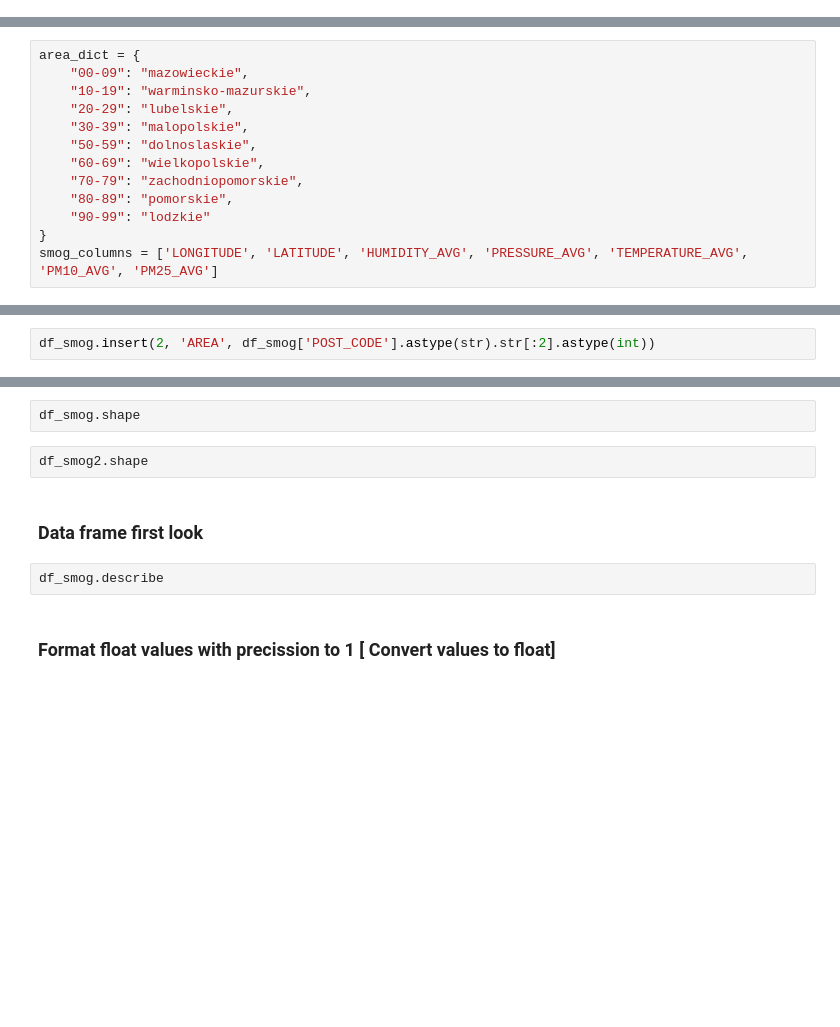
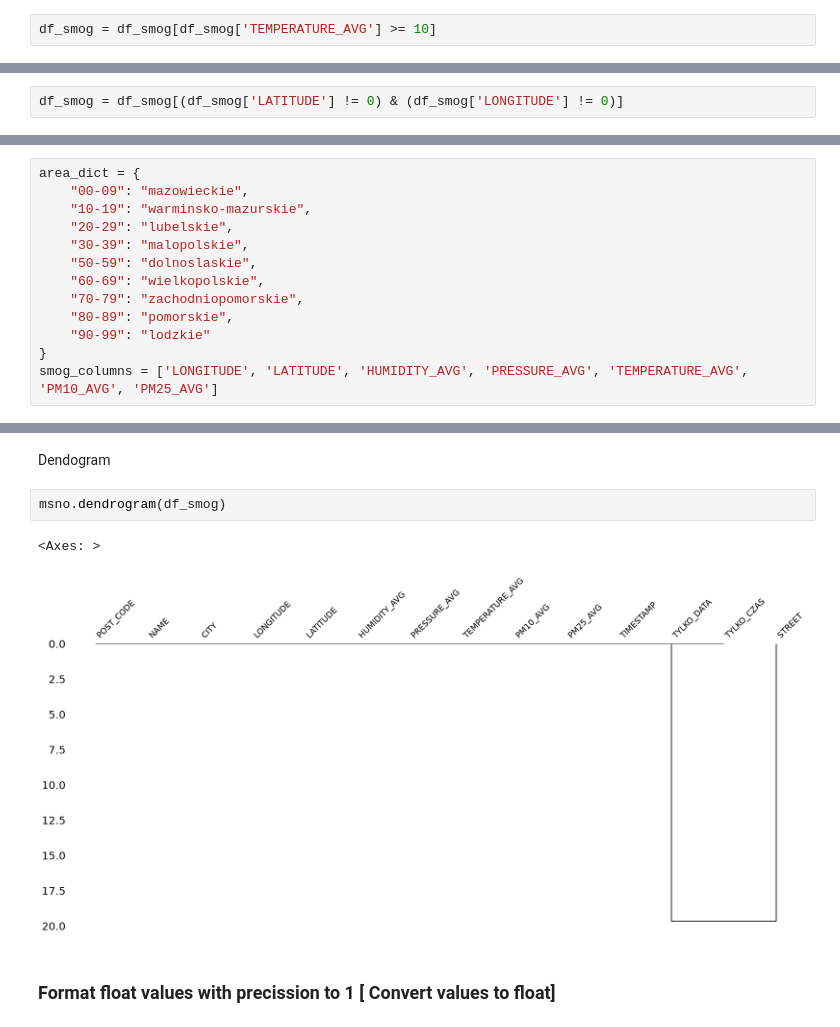
Before and after one commit to Kwadivald/Analiza, a Jupyter notebook: scripts/smog_raw.ipynb, the cells around one changed output, grey strips where cells are left out. Drawn from its saved outputs; the diff is of its cells as text; blank space fills up the shorter version.

```diff
--- a/scripts/smog_raw.ipynb
+++ b/scripts/smog_raw.ipynb
@@ -63,0 +76,2 @@ df_smog.sort_values(['TEMPERATURE_AVG']).head(10)
+# %%
+df_smog = df_smog[df_smog['TEMPERATURE_AVG'] >= 10]
@@ -64,3 +80,5 @@ df_smog.sort_values(['TEMPERATURE_AVG']).head(10)
+# %%
+df_smog = df_smog[(df_smog['LATITUDE'] != 0) & (df_smog['LONGITUDE'] != 0)]
 # %% [markdown]
 ### Mapa braków
 # %%
@@ -85,2 +108,0 @@ smog_columns = ['LONGITUDE', 'LATITUDE', 'HUMIDITY_AVG', 'PRESSURE_AVG', 'TEMPER
-# %%
-df_smog.insert(2, 'AREA', df_smog['POST_CODE'].astype(str).str[:2].astype(int))
@@ -89,11 +109,10 @@ df_smog.insert(2, 'AREA', df_smog['POST_CODE'].astype(str).str[:2].astype(int))
-# %%
-df_smog.shape
-# %%
-df_smog2.shape
-# %% [markdown]
-### Data frame first look
-# %%
-df_smog.describe
+# %% [markdown]
+Dendogram
+# %%
+msno.dendrogram(df_smog)
+# %% [output]
+<Axes: >
+[figure, added]
 # %% [markdown]
 ### Format float values with precission to 1 [ Convert values to float]
 # %%
```
Also changed, not shown: parts of 29 cells of this notebook, 2 other files.
